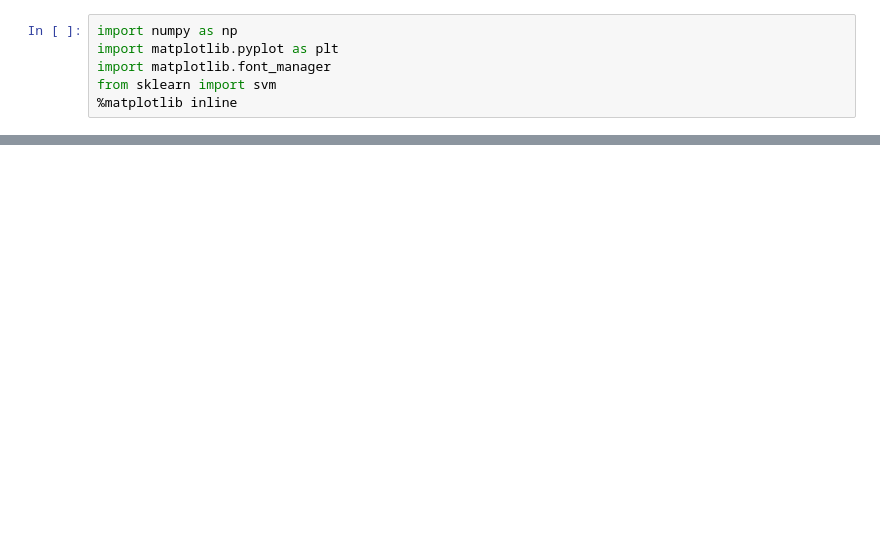
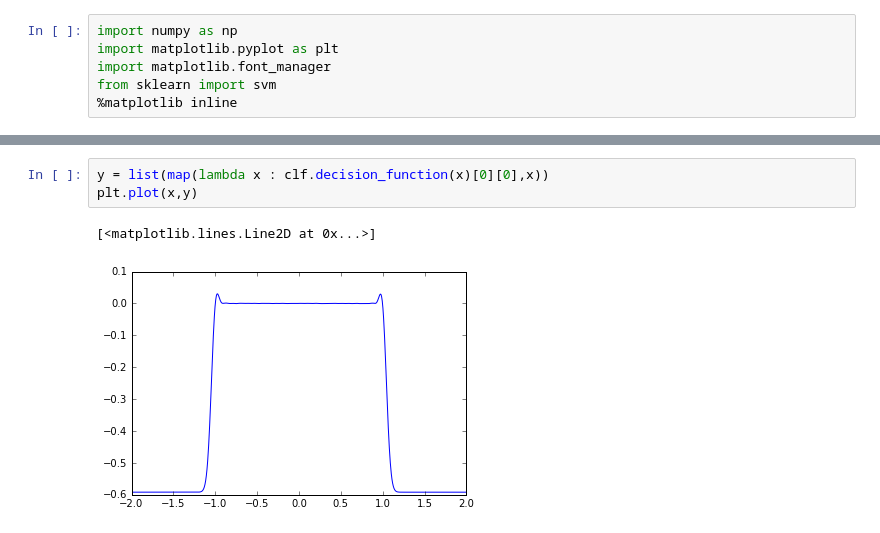
Before and after one commit to funboarder13920/OSVM, a Jupyter notebook: test_sklearn.ipynb, the cells around one changed output, grey strips where cells are left out. Drawn from its saved outputs; the diff is of its cells as text; blank space fills up the shorter version.

```diff
--- a/test_sklearn.ipynb
+++ b/test_sklearn.ipynb
@@ -26,0 +23,6 @@ np.shape(data)
+# %%
+y = list(map(lambda x : clf.decision_function(x)[0][0],x))
+plt.plot(x,y)
+# %% [output]
+[<matplotlib.lines.Line2D at 0x...>]
+[figure, added]
```
Also changed, not shown: parts of 4 cells of this notebook, 1 other file.
